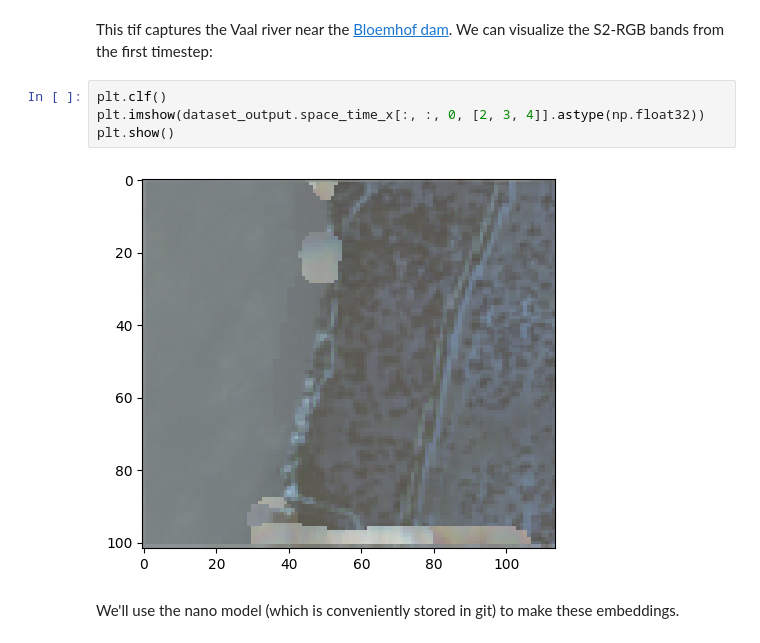
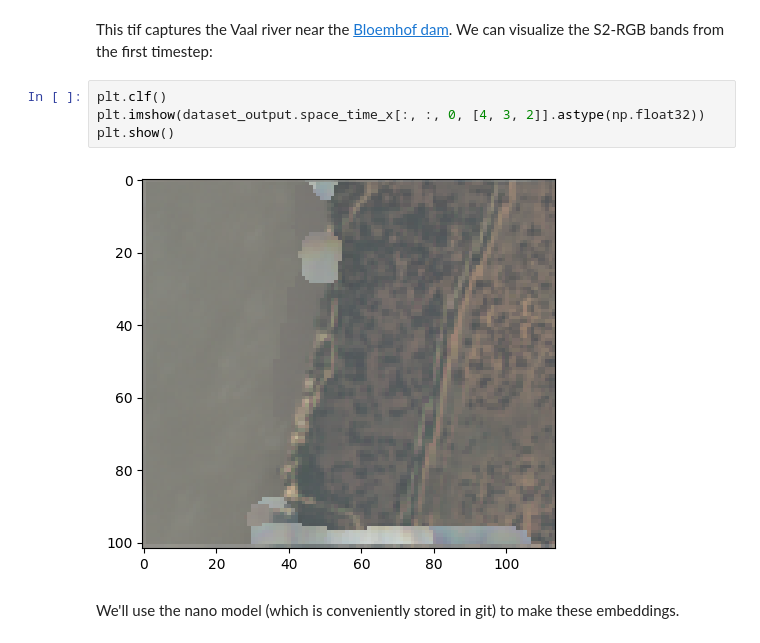
Before and after one commit to nasaharvest/galileo, a Jupyter notebook: visualizing_embeddings.ipynb, the cells around one changed output. Cells and saved outputs as stored; diff of their text form.

Commit message:
BGR --> RGB for visualization and showing KMeans of embeddings

```diff
--- a/visualizing_embeddings.ipynb
+++ b/visualizing_embeddings.ipynb
@@ -54,10 +54,10 @@ This tif captures the Vaal river near the [Bloemhof dam](https://en.wikipedia.or
 We can visualize the S2-RGB bands from the first timestep:
 # %%
 plt.clf()
-plt.imshow(dataset_output.space_time_x[:, :, 0, [2, 3, 4]].astype(np.float32))
+plt.imshow(dataset_output.space_time_x[:, :, 0, [4, 3, 2]].astype(np.float32))
 plt.show()
 # %% [output]
-[figure, old version]
+[figure, new version]
 # %% [markdown]
 We'll use the nano model (which is conveniently stored in git) to make these embeddings.
 # %%
```
Also changed, not shown: parts of 8 cells of this notebook.
